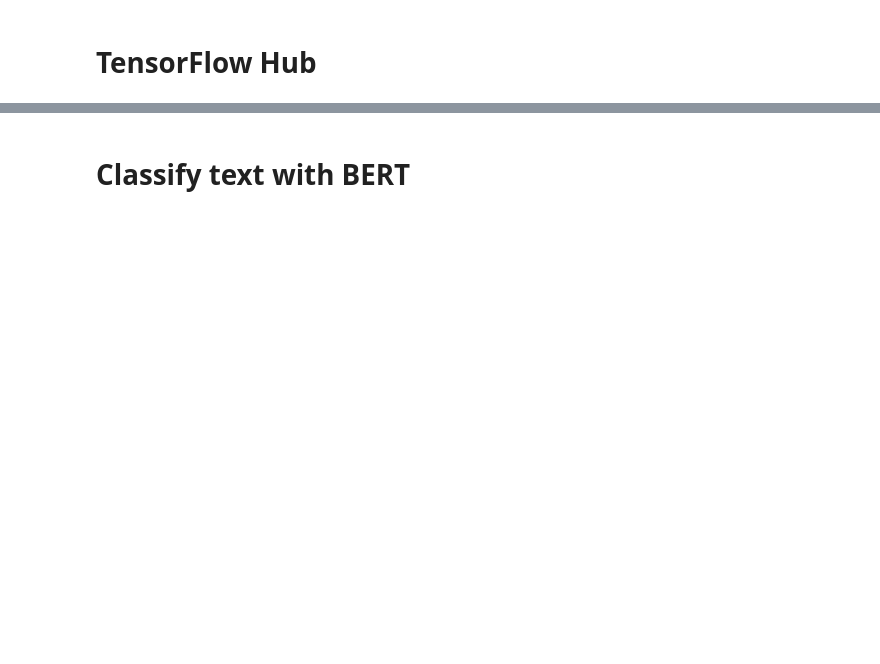
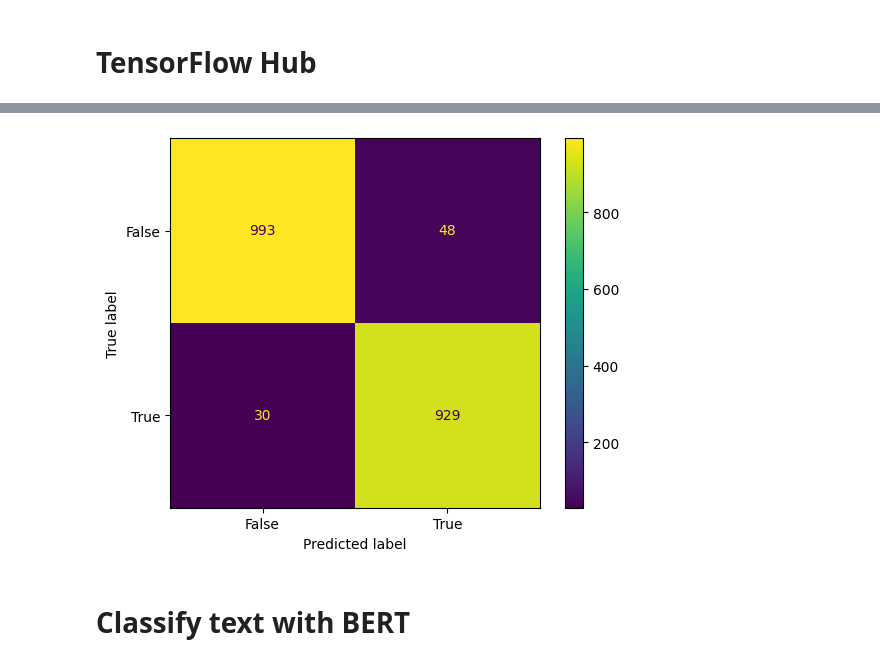
Before and after one commit to RaviPatel021/LLM_MachineLearning, a Jupyter notebook: LLM_MachineLearning.ipynb, the cells around one changed output, grey strips where cells are left out. Drawn from its saved outputs; the diff is of its cells as text; code cells hidden in the pictures; blank space fills up the shorter version.

```diff
--- a/LLM_MachineLearning.ipynb
+++ b/LLM_MachineLearning.ipynb
@@ -141,12 +125,14 @@ y_preds =y_preds.astype(int)
 # %%
 from sklearn import metrics
 import matplotlib.pyplot as plt
 
-confusion_matrix = metrics.confusion_matrix(df['llm'], y_preds)
+confusion_matrix = metrics.confusion_matrix(val['llm'], y_preds)
 
 cm_display = metrics.ConfusionMatrixDisplay(confusion_matrix = confusion_matrix, display_labels = [False, True])
 cm_display.plot()
 plt.show()
+# %% [output]
+[figure, added]
 # %% [markdown]
 # Classify text with BERT
 # %%
```
Also changed, not shown: parts of 23 cells of this notebook.
